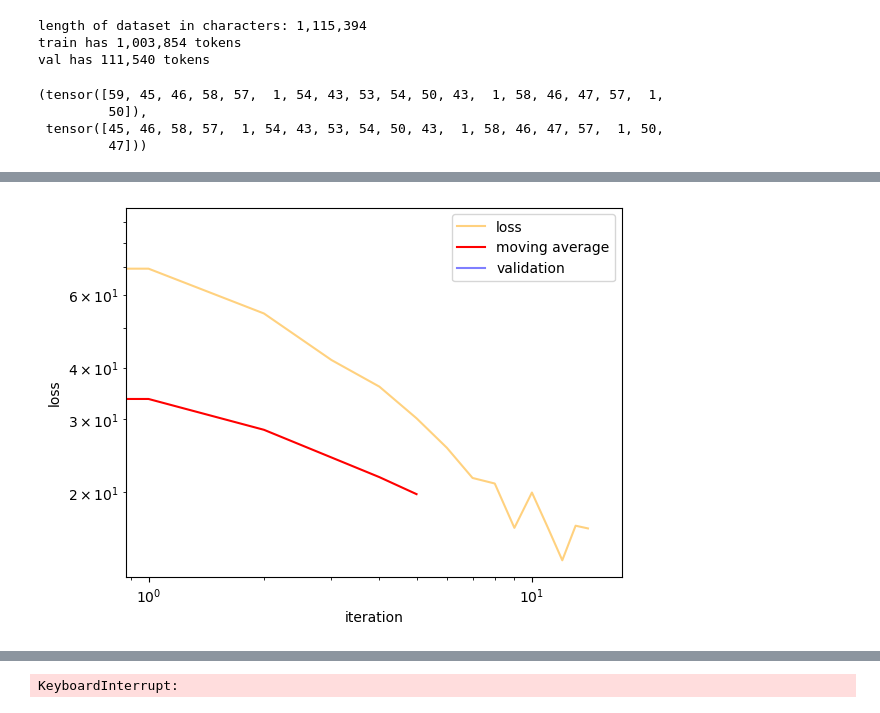
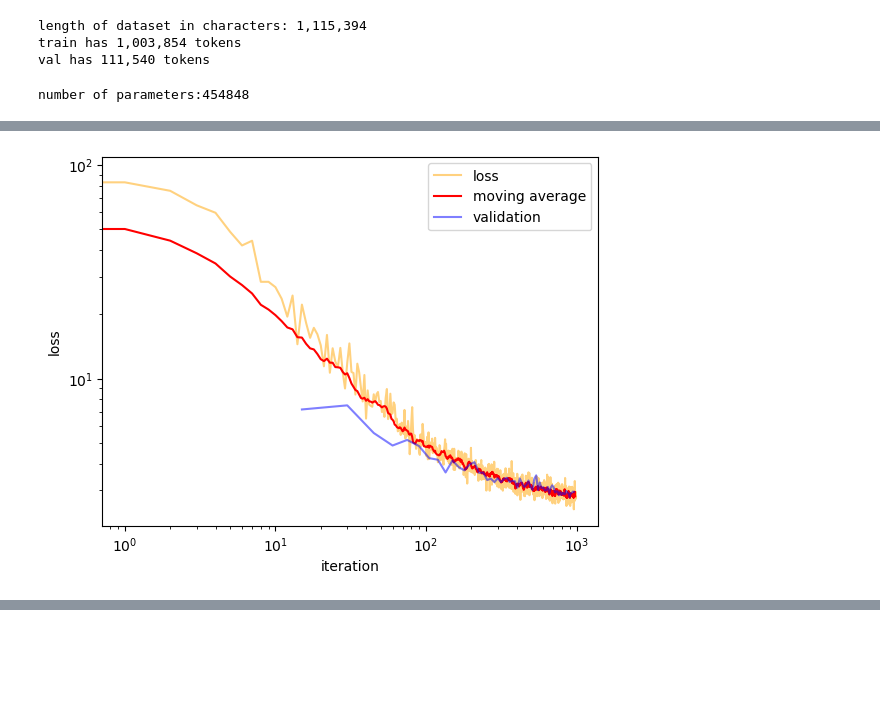
Before and after one commit to Francesco215/Language_CA, a Jupyter notebook: CharLM.ipynb, the cells around one changed output, grey strips where cells are left out. Drawn from its saved outputs; the diff is of its cells as text; code cells hidden in the pictures; blank space fills up the shorter version.

```diff
--- a/CharLM.ipynb
+++ b/CharLM.ipynb
@@ -69,26 +69,29 @@ device = 'cpu'
 #device = 'mps'  if torch.backends.mps.is_available() else 'cpu'
 device = 'cuda' if torch.cuda.is_available() else device
 
-dK = 16
+dV = 16
 dV = 16
 heads = 6
-d_Embedding = dK*heads
+d_Embedding = dV*heads
 intermediate_size=intermediate_size=2*d_Embedding
 
 
 encoder = Encoder(d_Embedding, tokenizer, dropout=0, device=device)
 decoder = Decoder(encoder)
-block_generator = BlockGenerator(GPT2_Block, d_Embedding, dK, dV, heads, intermediate_size,
-                                 dropout=0.1, split_size=2**10, device=device, rotary_encoding=True)
+block_generator = BlockGenerator(GPT2_Block, d_Embedding, dV, dV, heads, intermediate_size,
+                                 dropout=0.3, split_size=2**10, device=device, rotary_encoding=False)
 
-model = GraphAttentionNetwork(tokenizer, encoder, block_generator, decoder)
+model = GraphAttentionNetwork(tokenizer, encoder, block_generator, decoder, n_blocks=6)
 model.losses = []
 model.validation_losses = []
 
 #model.load('shakespeare_data/pretrained_CE=1.3.pth')
 
+print(f'number of parameters:{model.n_parameters}')
 
 graph_maker = linear_unidirectional_graph_maker(50, device=device)
+# %% [output]
+number of parameters:454848
 # %%
 from src.decoder import Loss
 
@@ -114,23 +117,12 @@ def sample_shakespeare(data, lenght, starting_index=None):
         return data[starting_index:]
 
     return data[starting_index:starting_index+lenght]
-# %%
-inp=sample_shakespeare(train_ids, 20)
-
-nodes = inp[:-1]
-target = inp[1:]
-nodes,target
-# %% [output]
-(tensor([59, 45, 46, 58, 57,  1, 54, 43, 53, 54, 50, 43,  1, 58, 46, 47, 57,  1,
-         50]),
- tensor([45, 46, 58, 57,  1, 54, 43, 53, 54, 50, 43,  1, 58, 46, 47, 57,  1, 50,
-         47]))
 # %%
 #@title {vertical-output: true}
 #@markdown # Training
 #@markdown the loss function is cross entropy ❌🎲
 
-n_epochs = int(200)
+n_epochs = int(1000)
 model.train()
 context_size=2e2
 model.train()
@@ -140,18 +132,18 @@ for i in range(n_epochs):
     inp=sample_shakespeare(train_ids, context_size)
 
     nodes = inp[:-1]
-    target = inp[1:]
+    targets = inp[1:]
     edge_index = graph_maker(nodes.shape[0])
     prediction = model(nodes, edge_index)
-    loss = loss_function(prediction, target)
+    loss = loss_function(prediction, targets)
 
-    print(f'N:{int(i*1e3)}/{len(train_ids)}, tokens:{nodes.shape[0]}, loss:{loss.item():.2f}')
+    #print(f'N:{int(i*1e3)}/{len(train_ids)}, tokens:{nodes.shape[0]}, loss:{loss.item():.2f}')
     model.losses.append(loss.item())
     loss.backward()
 
-    gn = grad_norm(model)
-    print(f'grad_norm:{gn:.2f}')
-    grad_norms.append(gn)
+    #gn = grad_norm(model)
+    #print(f'grad_norm:{gn:.2f}')
+    #grad_norms.append(gn)
     clip_grad_norm_(model.parameters(), 4*loss.item())
 
     optimizer.step()
@@ -163,6 +155,7 @@ for i in range(n_epochs):
 
         m_av = moving_average(model.losses, 10)
         model.best_loss = min(m_av)
+        print(f'N:{int(i*1e3)}/{len(train_ids)}, tokens:{nodes.shape[0]}, loss:{m_av.item():.2f}')
 
         if model.best_loss<2:
             context_size=1e3
@@ -172,10 +165,10 @@ for i in range(n_epochs):
 
         inp=sample_shakespeare(val_ids, 1e3)
         nodes=inp[:-1]
-        target=inp[1:]
+        targets=inp[1:]
         edge_index = graph_maker(nodes.shape[0])
         prediction = model(nodes, edge_index)
-        validation_loss = loss_function(prediction, target)
+        validation_loss = loss_function(prediction, targets)
 
         model.validation_losses.append(validation_loss.item())
 
@@ -196 +190 @@ Validation loss: 14.71
-[figure, old version]
+[figure, new version]
@@ -202,4 +192,3 @@ N:17000/1003854, tokens:199, loss:15.13
-KeyboardInterrupt:
 # %%
 model.eval()
 #model.load('shakespeare_data/pretrained_CE=1.3.pth')
```
Also changed, not shown: parts of 11 cells of this notebook, 9 other files.
